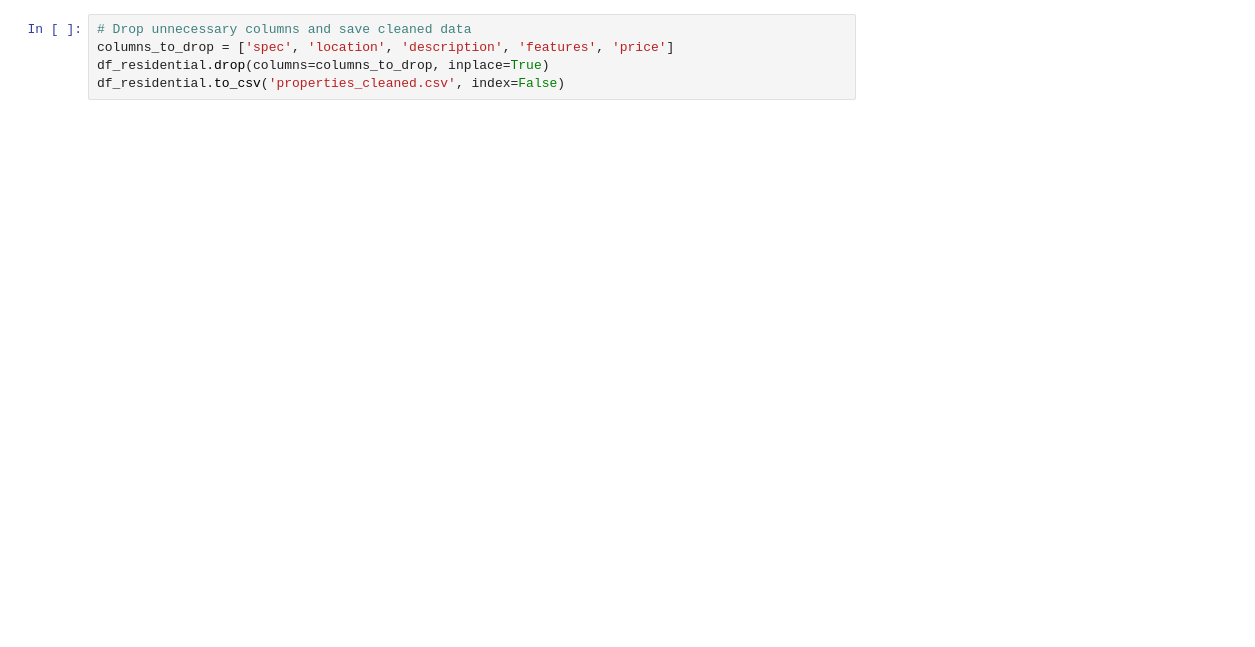
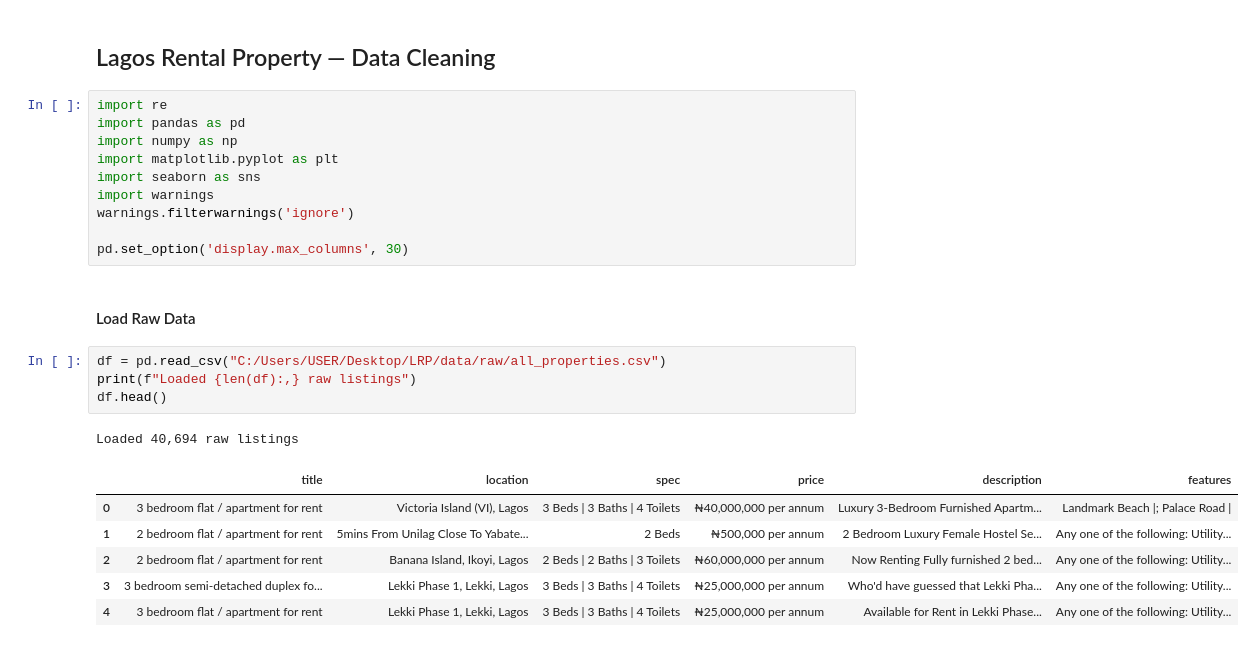
Before and after one commit to husainridwan/lagos-rent-predictor, a Jupyter notebook: notebooks/data_cleaning.ipynb, the cells around one changed output. Cells and saved outputs as stored; diff of their text form; blank space fills up the shorter version.

```diff
--- a/notebooks/data_cleaning.ipynb
+++ b/notebooks/data_cleaning.ipynb
@@ -324,5 +1,26 @@ features           5654               67.20
-# %%
-# Drop unnecessary columns and save cleaned data
-columns_to_drop = ['spec', 'location', 'description', 'features', 'price']
-df_residential.drop(columns=columns_to_drop, inplace=True)
-df_residential.to_csv('properties_cleaned.csv', index=False)
+# %% [markdown]
+## Lagos Rental Property — Data Cleaning
+# %%
+import re
+import pandas as pd
+import numpy as np
+import matplotlib.pyplot as plt
+import seaborn as sns
+import warnings
+warnings.filterwarnings('ignore')
+
+pd.set_option('display.max_columns', 30)
+# %% [markdown]
+#### Load Raw Data
+# %%
+df = pd.read_csv("C:/Users/USER/Desktop/LRP/data/raw/all_properties.csv")
+print(f"Loaded {len(df):,} raw listings")
+df.head()
+# %% [output]
+Loaded 40,694 raw listings
+|  | title | location | spec | price | description | features |
+| 0 | 3 bedroom flat / apartment for rent | Victoria Island (VI), Lagos | 3 Beds | 3 Baths | 4 Toilets | ₦40,000,000 per annum | Luxury 3-Bedroom Furnished Apartm... | Landmark Beach |; Palace Road | |
+| 1 | 2 bedroom flat / apartment for rent | 5mins From Unilag Close To Yabate... | 2 Beds | ₦500,000 per annum | 2 Bedroom Luxury Female Hostel Se... | Any one of the following: Utility... |
+| 2 | 2 bedroom flat / apartment for rent | Banana Island, Ikoyi, Lagos | 2 Beds | 2 Baths | 3 Toilets | ₦60,000,000 per annum | Now Renting Fully furnished 2 bed... | Any one of the following: Utility... |
+| 3 | 3 bedroom semi-detached duplex fo... | Lekki Phase 1, Lekki, Lagos | 3 Beds | 3 Baths | 4 Toilets | ₦25,000,000 per annum | Who'd have guessed that Lekki Pha... | Any one of the following: Utility... |
+| 4 | 3 bedroom flat / apartment for rent | Lekki Phase 1, Lekki, Lagos | 3 Beds | 3 Baths | 4 Toilets | ₦25,000,000 per annum | Available for Rent in Lekki Phase... | Any one of the following: Utility... |
```
Also changed, not shown: parts of 35 cells of this notebook, 22 other files.
